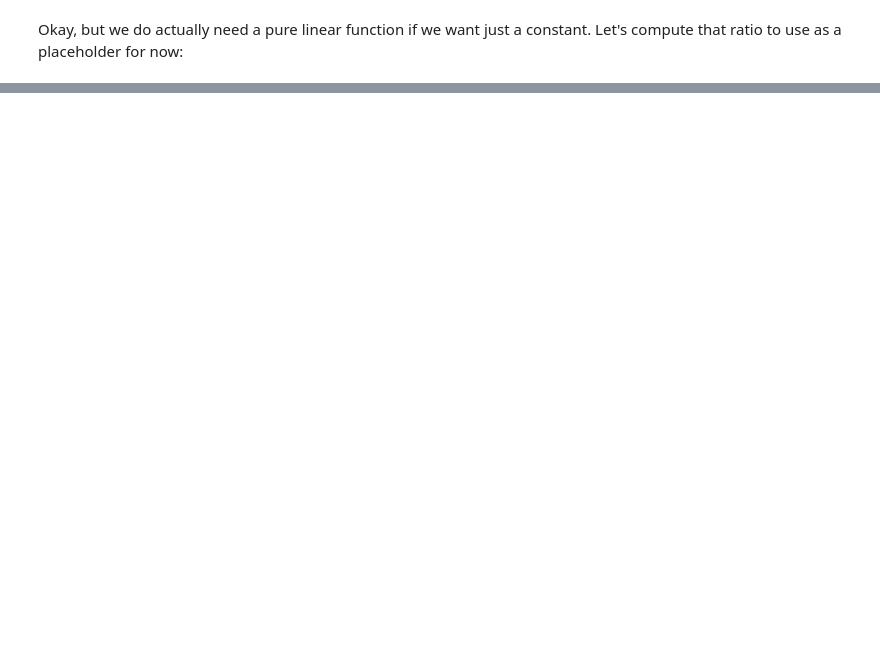
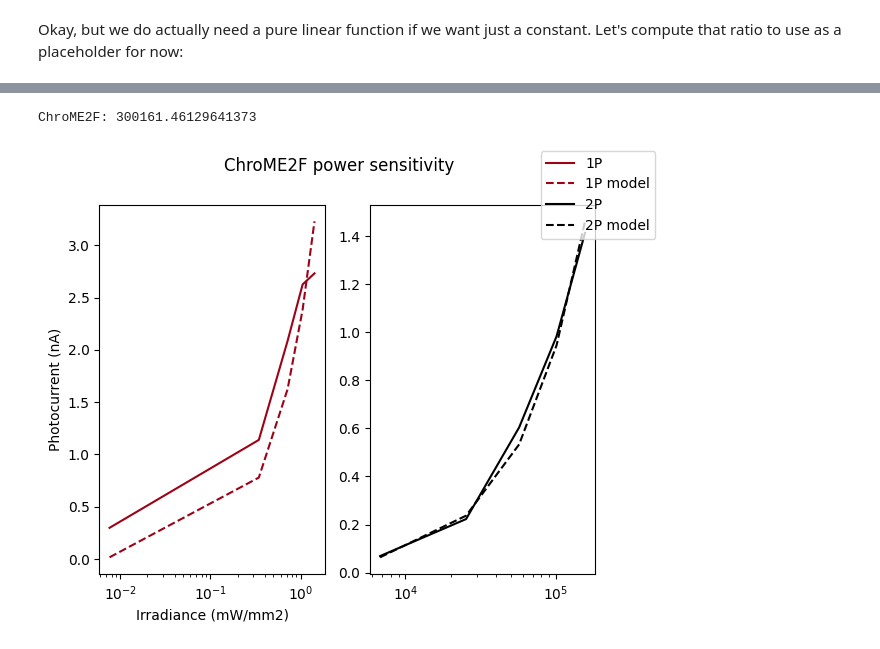
Before and after one commit to siplab-gt/cleo, a Jupyter notebook: notebooks/1p_2p_ratio.ipynb, the cells around one changed output, grey strips where cells are left out. Drawn from its saved outputs; the diff is of its cells as text; code cells hidden in the pictures; blank space fills up the shorter version.

```diff
--- a/notebooks/1p_2p_ratio.ipynb
+++ b/notebooks/1p_2p_ratio.ipynb
@@ -232,0 +679,6 @@ m1p / m2p
+# %%
+m1p_chrome2f, _ = opt(chrome2f_irr_1p, chrome2f_I_1p)
+m2p_chrome2f, _ = opt(chrome2f_irr_2p, chrome2f_I_2p)
+# m1p_chrome2f / m2p_chrome2f
+chrome2f_ratio = m1p_chrome2f / m2p_chrome2f
+print(f"ChroME2f: {chrome2f_ratio:.4f}")
@@ -232,0 +762,24 @@ m1p / m2p
+# %%
+fig, axs = plt.subplots(1, 2)
+axs[0].semilogx(chrome2f_irr_1p, chrome2f_I_1p, c="xkcd:carmine", label="1P")
+axs[0].semilogx(chrome2f_irr_1p, m1p_chrome2f * chrome2f_irr_1p, c="xkcd:carmine", linestyle="--", label="1P model")
+axs[1].semilogx(chrome2f_irr_2p, chrome2f_I_2p, c="k", label="2P")
+axs[1].semilogx(chrome2f_irr_2p, m2p_chrome2f * chrome2f_irr_2p, c="k", linestyle="--", label="2P model")
+axs[0].set(
+    xlabel="Irradiance (mW/mm2)",
+    ylabel="Photocurrent (nA)",
+)
+fig.suptitle("ChroME2F power sensitivity")
+fig.legend()
+
+delta_I_1p = chrome2f_I_1p[1] - chrome2f_I_1p[0]
+delta_irr_1p = chrome2f_irr_1p[1] - chrome2f_irr_1p[0]
+m1p_chrome2f_first2 = delta_I_1p / delta_irr_1p
+delta_I_2p = chrome2f_I_2p[1] - chrome2f_I_2p[0]
+delta_irr_2p = chrome2f_irr_2p[1] - chrome2f_irr_2p[0]
+m2p_chrome2f_first2 = delta_I_2p / delta_irr_2p
+ratio_chrome2f_first2 = m1p_chrome2f_first2 / m2p_chrome2f_first2
+print(f"ChroME2F: {ratio_chrome2f_first2}")
+# %% [output]
+ChroME2F: 300161.46129641373
+[figure, added]
```
Also changed, not shown: parts of 23 cells of this notebook, 1 other file.
